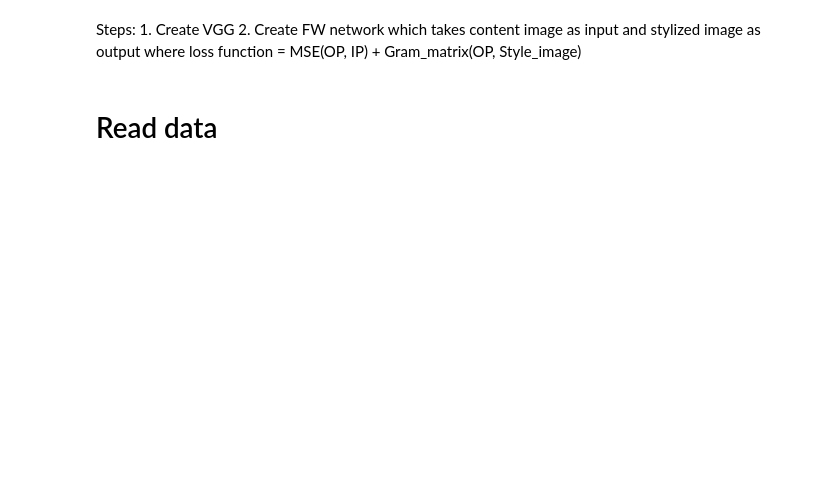
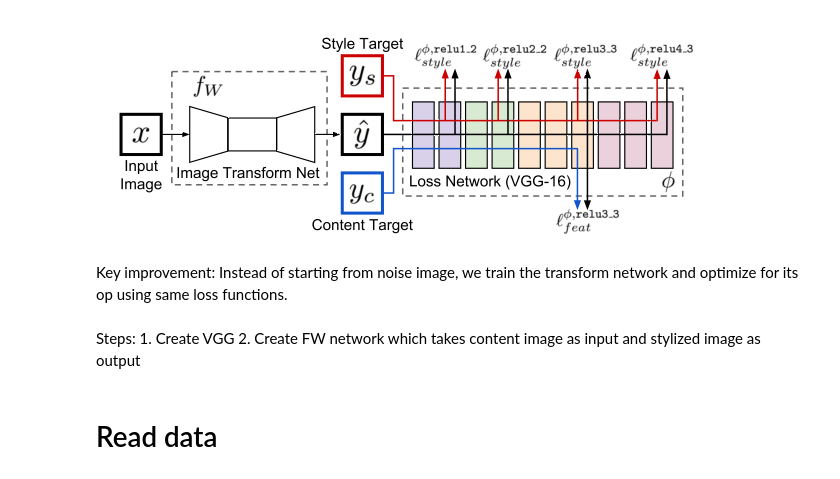
Before and after one commit to sravya8/DL, a Jupyter notebook: styleTransfer/RealTimeStyleTransfer.ipynb, the cells around one changed output. Cells and saved outputs as stored; diff of their text form; code cells hidden in the pictures; blank space fills up the shorter version.

```diff
--- a/styleTransfer/RealTimeStyleTransfer.ipynb
+++ b/styleTransfer/RealTimeStyleTransfer.ipynb
@@ -3,4 +21,10 @@ Using perceptual loss as described in http://arxiv.org/abs/1603.08155
+# %%
+method=Image.open('/home/sravya/Documents/SR/Method/method.png'); method
+# %% [output]
+[figure, added]
+# %% [markdown]
+Key improvement: Instead of starting from noise image, we train the transform network and optimize for its op using same loss functions.
 # %% [markdown]
 Steps:
     1. Create VGG
-    2. Create FW network which takes content image as input and stylized image as output where loss function = MSE(OP, IP) + Gram_matrix(OP, Style_image)
+    2. Create FW network which takes content image as input and stylized image as output
```
Also changed, not shown: parts of 61 cells of this notebook.
